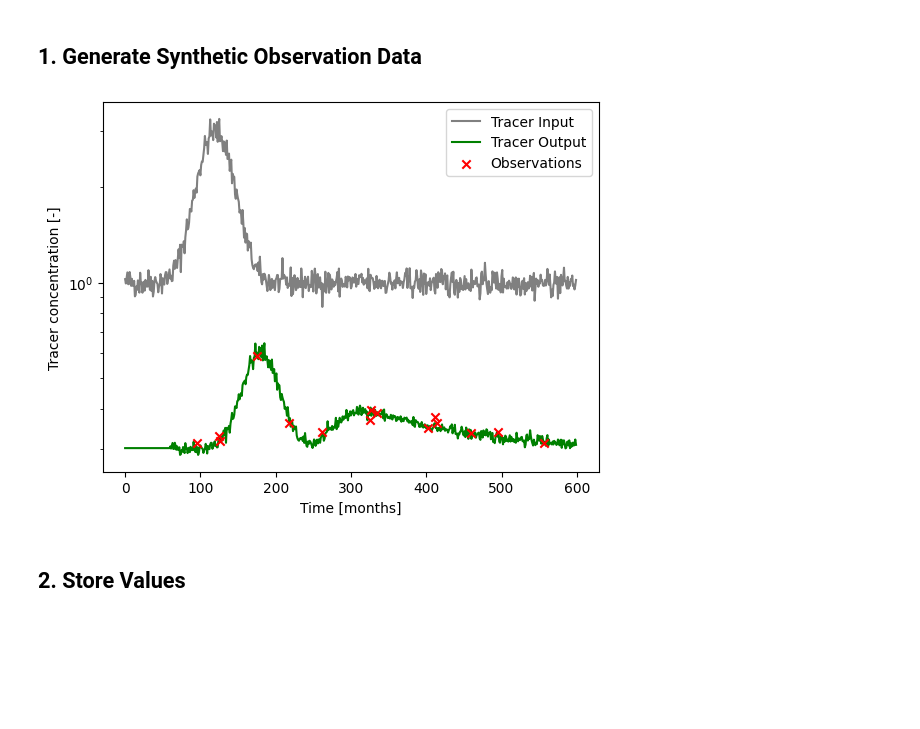
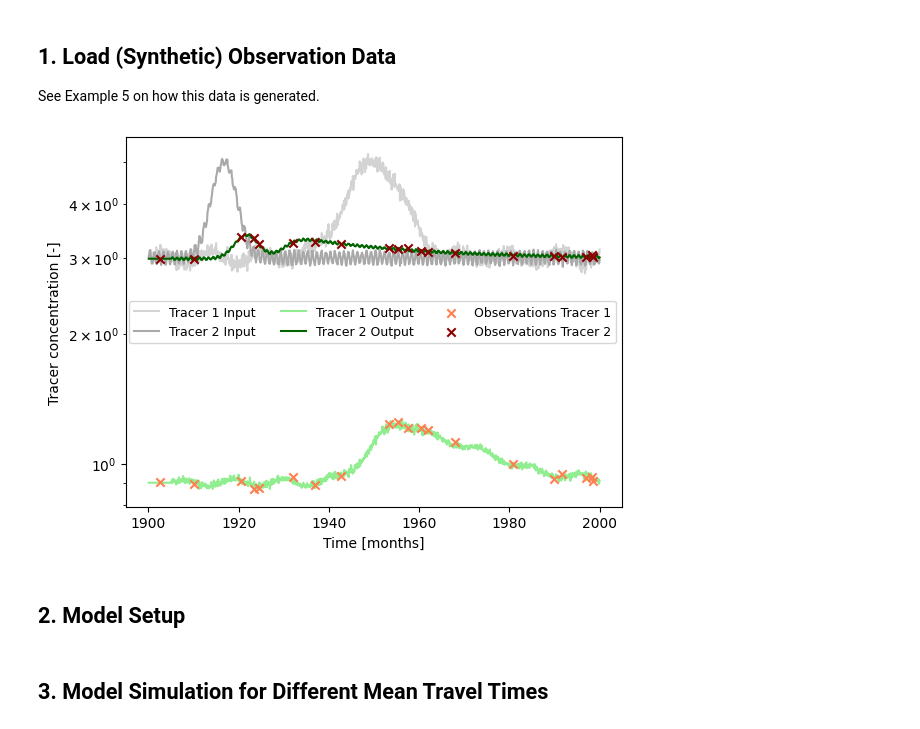
Before and after one commit to iGW-TU-Dresden/PyTracerLab, a Jupyter notebook: docs/examples/example_03.ipynb, the cells around one changed output. Saved outputs shown, nothing was run; the diff lists cells and outputs as text; code cells hidden in the pictures; blank space fills up the shorter version.

Commit message:
edit examples

```diff
--- a/docs/examples/example_03.ipynb
+++ b/docs/examples/example_03.ipynb
@@ -6,4 +6,5 @@ import numpy as np
 import matplotlib.pyplot as plt
 from datetime import datetime
 # %% [markdown]
-## 1. Generate Synthetic Observation Data
+## 1. Load (Synthetic) Observation Data
+See Example 5 on how this data is generated.
@@ -90,37 +56,63 @@ obs_series[obs_idx] = obs_values
 # %%
 ### plot input series, output series, and observations
+
+# get observation timesteps
+timesteps = [t.year + t.month / 12.0 for t in timestamps]
 
 # create figure
 fig, ax = plt.subplots(1, 1)
 # plot input series
 ax.plot(
     timesteps,
-    input_series,
-    label="Tracer Input",
-    c="grey"
+    input_series[:, 0],
+    label="Tracer 1 Input",
+    c="lightgrey"
 )
+ax.plot(
+    timesteps,
+    input_series[:, 1],
+    label="Tracer 2 Input",
+    c="darkgrey"
+)
+
 # plot output series
 ax.plot(
     timesteps,
-    output_series,
-    label="Tracer Output",
-    c="green"
+    output_series[:, 0],
+    label="Tracer 1 Output",
+    c="lightgreen"
 )
+ax.plot(
+    timesteps,
+    output_series[:, 1],
+    label="Tracer 2 Output",
+    c="darkgreen"
+)
+
 # plot observations
 ax.scatter(
-    obs_timesteps,
-    obs_values,
-    label="Observations",
-    color="red",
+    timesteps,
+    obs_series[:, 0],
+    label="Observations Tracer 1",
+    color="coral",
     marker="x",
     zorder=10
 )
+ax.scatter(
+    timesteps,
+    obs_series[:, 1],
+    label="Observations Tracer 2",
+    color="darkred",
+    marker="x",
+    zorder=10
+)
+
 ax.set_xlabel("Time [months]")
 ax.set_ylabel("Tracer concentration [-]")
+ax.legend(ncol=3, fontsize=9)
 ax.set_yscale("log")
-ax.legend()
 plt.show()
 # %% [output]
-[figure, old version]
+[figure, new version]
 # %% [markdown]
-## 2. Store Values
+## 2. Model Setup
@@ -187,0 +147,2 @@ np.savetxt(
+# %% [markdown]
+## 3. Model Simulation for Different Mean Travel Times
```
Also changed, not shown: parts of 11 cells of this notebook, 7 other files.
